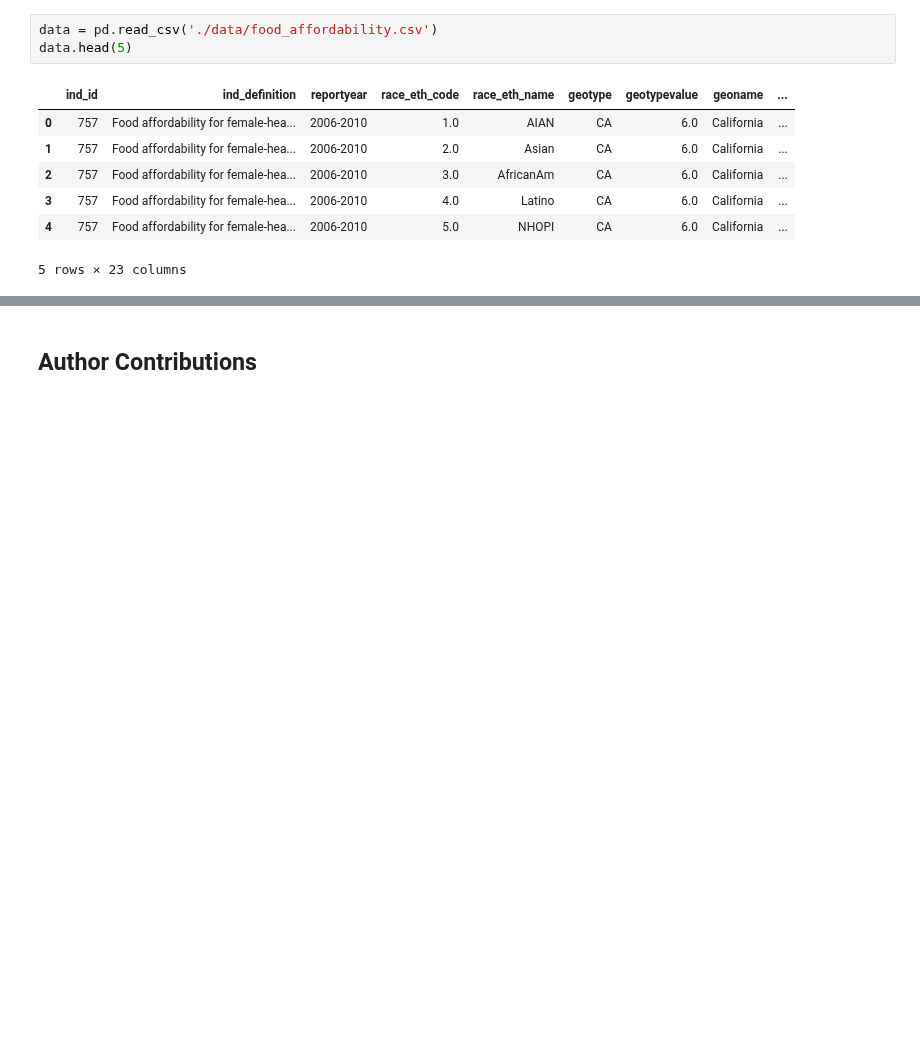
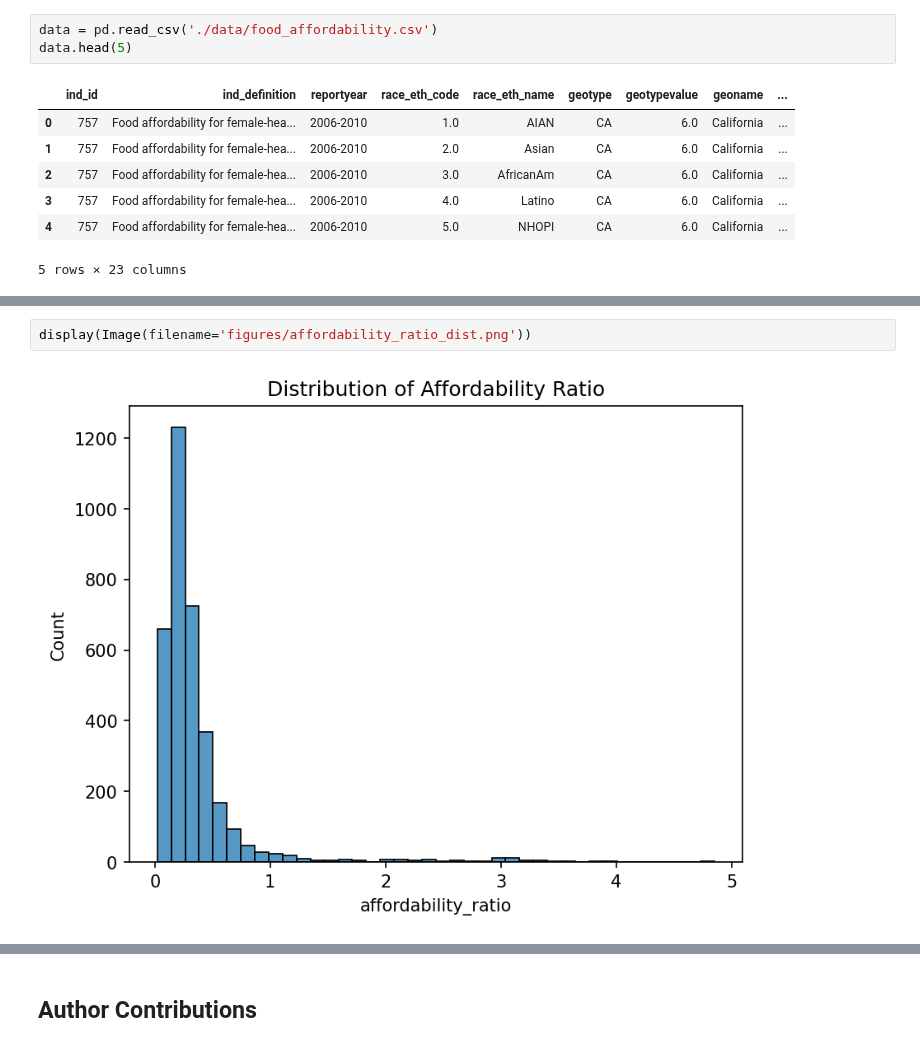
Before and after one commit to UCB-stat-159-f25/final-group18, a Jupyter notebook: main.ipynb, the cells around one changed output, grey strips where cells are left out. Cells and saved outputs as stored; diff of their text form; blank space fills up the shorter version.

```diff
--- a/main.ipynb
+++ b/main.ipynb
@@ -28,0 +75,4 @@ data.head(5)
+# %%
+display(Image(filename='figures/affordability_ratio_dist.png'))
+# %% [output]
+[figure, added]
```
Also changed, not shown: parts of 20 cells of this notebook, 9 other files.
